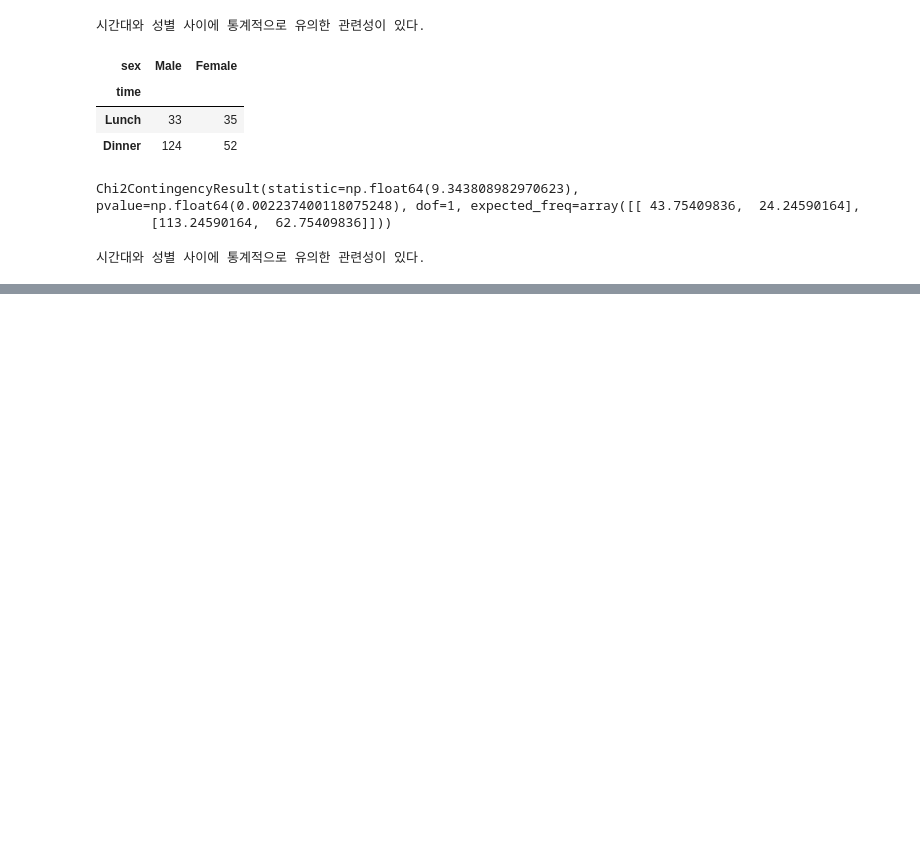
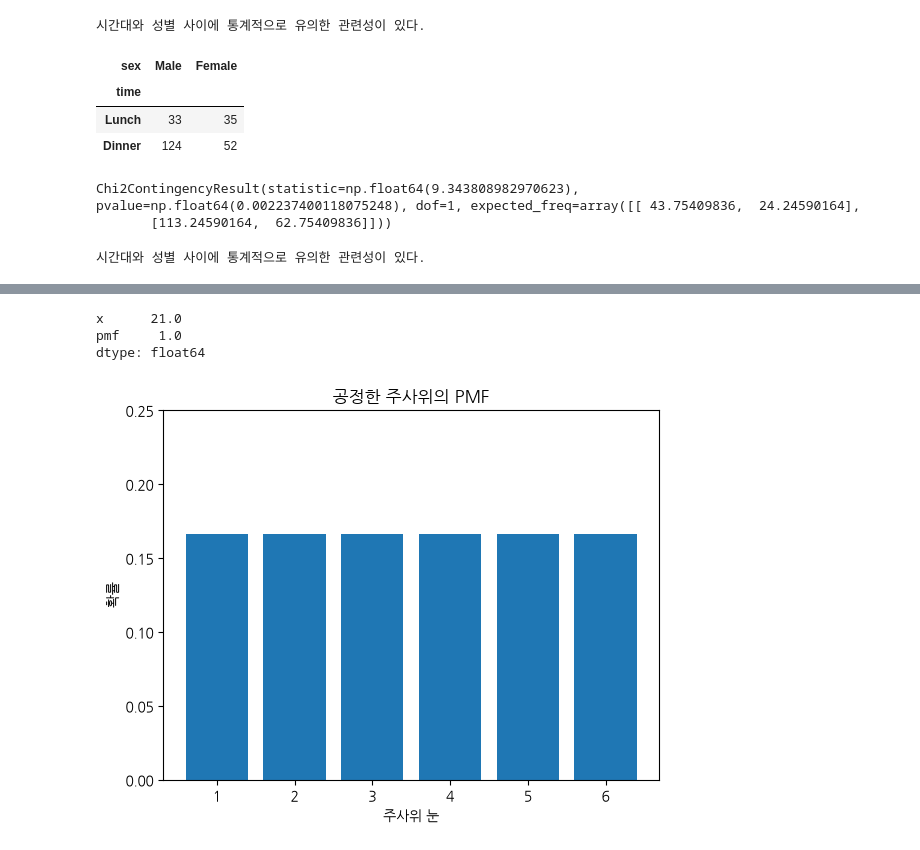
Before and after one commit to Kimchi-2025/big0611, a Jupyter notebook: py/stats.ipynb, the cells around one changed output, grey strips where cells are left out. Saved outputs shown, nothing was run; the diff lists cells and outputs as text; code cells hidden in the pictures; blank space fills up the shorter version.

```diff
--- a/py/stats.ipynb
+++ b/py/stats.ipynb
@@ -3096,0 +3519,3 @@ else:
+# %%
+x = np.arange(1,7)
+x
@@ -3096,0 +3524,3 @@ else:
+# %%
+pmf = np.repeat(1/6, 6)
+pmf
@@ -3096,0 +3530,3 @@ else:
+# %%
+df = pd.DataFrame({'x':x, 'pmf':pmf})
+df
@@ -3096,0 +3541,21 @@ else:
+# %%
+df.sum()
+# %% [output]
+x      21.0
+pmf     1.0
+dtype: float64
+# %%
+plt.rcParams["font.family"] = "NanumGothic"
+# %%
+plt.bar(
+    df["x"],
+    df["pmf"]
+)
+
+plt.xlabel("주사위 눈")
+plt.ylabel("확률")
+plt.title("공정한 주사위의 PMF")
+plt.ylim(0, 0.25)
+plt.show()
+# %% [output]
+[figure, added]
```
Also changed, not shown: parts of 97 cells of this notebook, 2 other files.
